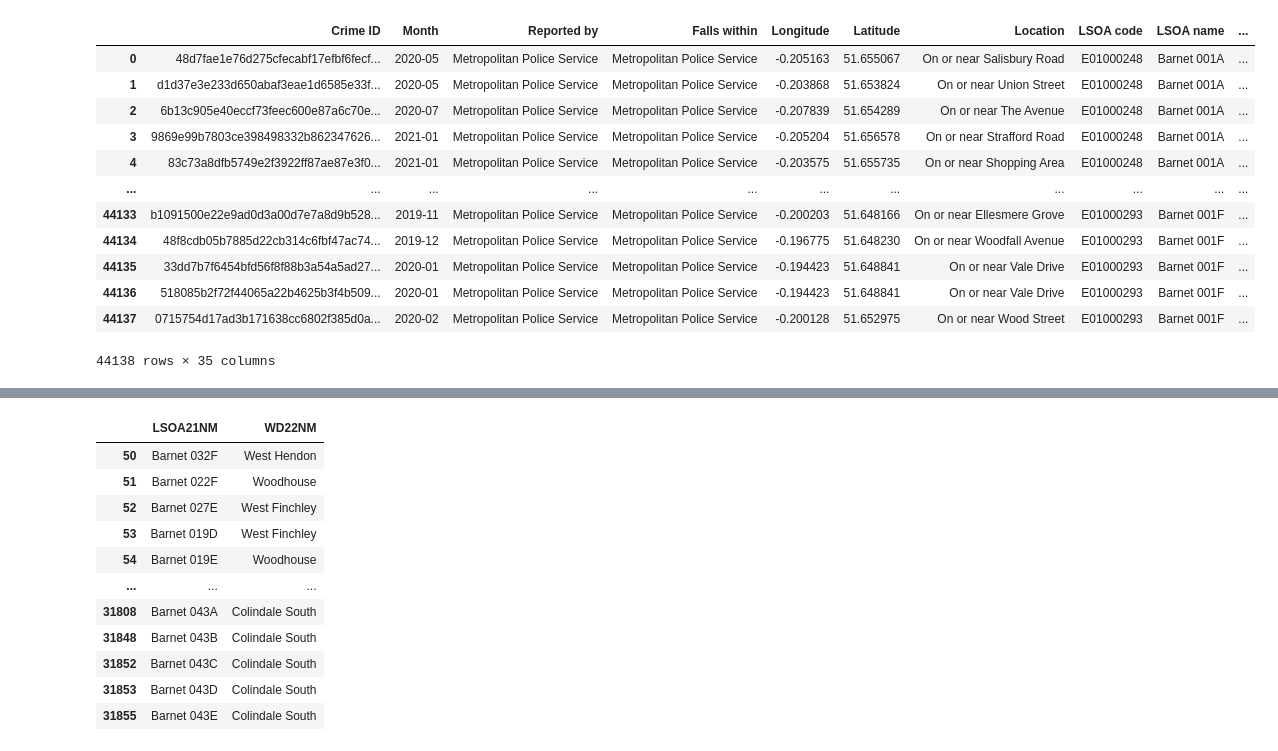
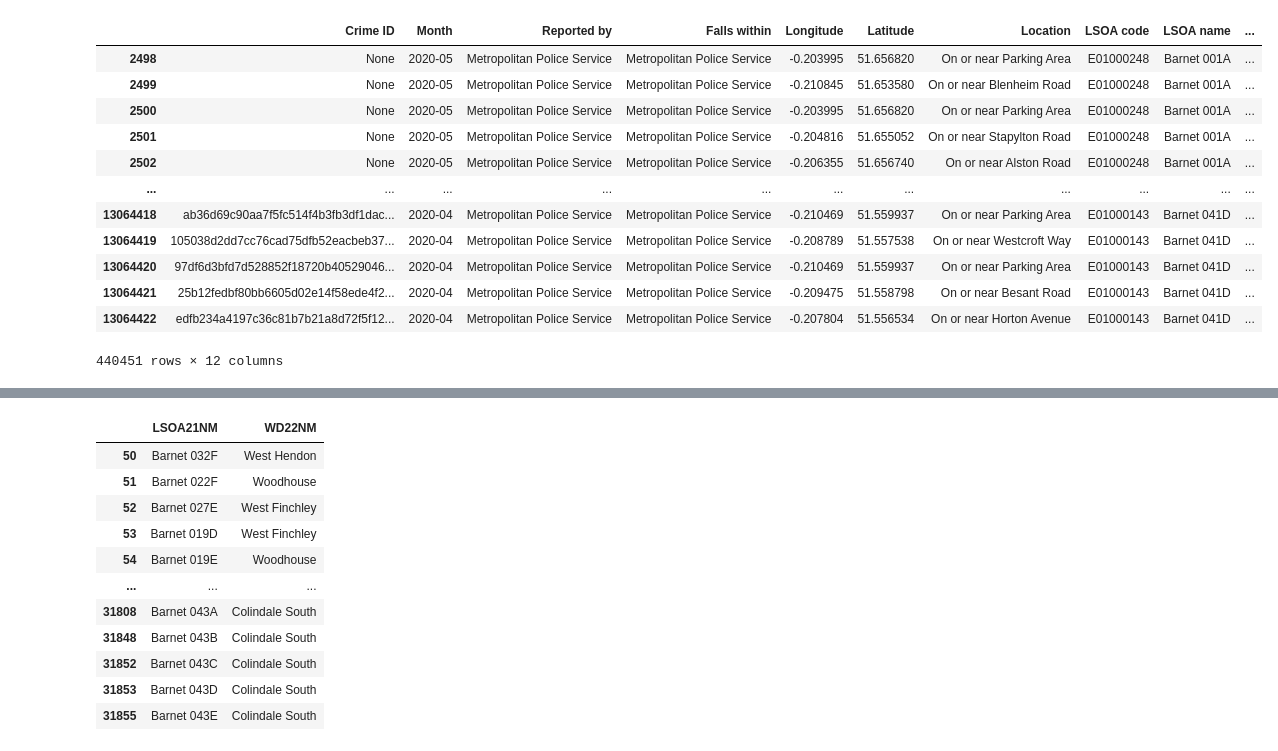
Before and after one commit to Shapkofil/dc20-g22, a Jupyter notebook: combine.ipynb, the cells around one changed output, grey strips where cells are left out. Cells and saved outputs as stored; diff of their text form; code cells hidden in the pictures.

```diff
--- a/combine.ipynb
+++ b/combine.ipynb
@@ -22,26 +24,23 @@ import pyarrow.parquet as pq
 # %%
 filepath_wa = "./data/Metropolitan-street.parquet"
 
 # read the Parquet file into a pandas dataframe
 df_ward = pq.read_pandas(filepath_wa).to_pandas()
 barnet_df = df_ward[df_ward['LSOA name'].str.contains('Barnet')==True]
 barnetBur_df = barnet_df[barnet_df['Crime type'].str.contains('Burglary')==True]
+
+barnet_df
+# %% [output]
+|  | Crime ID | Month | Reported by | Falls within | Longitude | Latitude | Location | LSOA code | LSOA name | ... |
+| 2498 | None | 2020-05 | Metropolitan Police Service | Metropolitan Police Service | -0.203995 | 51.656820 | On or near Parking Area | E01000248 | Barnet 001A | ... |
+| 2499 | None | 2020-05 | Metropolitan Police Service | Metropolitan Police Service | -0.210845 | 51.653580 | On or near Blenheim Road | E01000248 | Barnet 001A | ... |
+| 2500 | None | 2020-05 | Metropolitan Police Service | Metropolitan Police Service | -0.203995 | 51.656820 | On or near Parking Area | E01000248 | Barnet 001A | ... |
+| 2501 | None | 2020-05 | Metropolitan Police Service | Metropolitan Police Service | -0.204816 | 51.655052 | On or near Stapylton Road | E01000248 | Barnet 001A | ... |
+| 2502 | None | 2020-05 | Metropolitan Police Service | Metropolitan Police Service | -0.206355 | 51.656740 | On or near Alston Road | E01000248 | Barnet 001A | ... |
+| ... | ... | ... | ... | ... | ... | ... | ... | ... | ... | ... |
+| 13064418 | ab36d69c90aa7f5fc514f4b3fb3df1dac... | 2020-04 | Metropolitan Police Service | Metropolitan Police Service | -0.210469 | 51.559937 | On or near Parking Area | E01000143 | Barnet 041D | ... |
+| 13064419 | 105038d2dd7cc76cad75dfb52eacbeb37... | 2020-04 | Metropolitan Police Service | Metropolitan Police Service | -0.208789 | 51.557538 | On or near Westcroft Way | E01000143 | Barnet 041D | ... |
+| 13064420 | 97df6d3bfd7d528852f18720b40529046... | 2020-04 | Metropolitan Police Service | Metropolitan Police Service | -0.210469 | 51.559937 | On or near Parking Area | E01000143 | Barnet 041D | ... |
+| 13064421 | 25b12fedbf80bb6605d02e14f58ede4f2... | 2020-04 | Metropolitan Police Service | Metropolitan Police Service | -0.209475 | 51.558798 | On or near Besant Road | E01000143 | Barnet 041D | ... |
+| 13064422 | edfb234a4197c36c81b7b21a8d72f5f12... | 2020-04 | Metropolitan Police Service | Metropolitan Police Service | -0.207804 | 51.556534 | On or near Horton Avenue | E01000143 | Barnet 041D | ... |
+440451 rows × 12 columns
-# %%
-df_deprivation = pd.read_csv("./data/Deprivation.csv")
-#df_deprivation
-barnetBur_df = pd.merge(left=barnetBur_df, right=df_deprivation, left_on='LSOA name', right_on='LSOA name (2011)')
-barnetBur_df
-# %% [output]
-|  | Crime ID | Month | Reported by | Falls within | Longitude | Latitude | Location | LSOA code | LSOA name | ... |
-| 0 | 48d7fae1e76d275cfecabf17efbf6fecf... | 2020-05 | Metropolitan Police Service | Metropolitan Police Service | -0.205163 | 51.655067 | On or near Salisbury Road | E01000248 | Barnet 001A | ... |
-| 1 | d1d37e3e233d650abaf3eae1d6585e33f... | 2020-05 | Metropolitan Police Service | Metropolitan Police Service | -0.203868 | 51.653824 | On or near Union Street | E01000248 | Barnet 001A | ... |
-| 2 | 6b13c905e40eccf73feec600e87a6c70e... | 2020-07 | Metropolitan Police Service | Metropolitan Police Service | -0.207839 | 51.654289 | On or near The Avenue | E01000248 | Barnet 001A | ... |
-| 3 | 9869e99b7803ce398498332b862347626... | 2021-01 | Metropolitan Police Service | Metropolitan Police Service | -0.205204 | 51.656578 | On or near Strafford Road | E01000248 | Barnet 001A | ... |
-| 4 | 83c73a8dfb5749e2f3922ff87ae87e3f0... | 2021-01 | Metropolitan Police Service | Metropolitan Police Service | -0.203575 | 51.655735 | On or near Shopping Area | E01000248 | Barnet 001A | ... |
-| ... | ... | ... | ... | ... | ... | ... | ... | ... | ... | ... |
-| 44133 | b1091500e22e9ad0d3a00d7e7a8d9b528... | 2019-11 | Metropolitan Police Service | Metropolitan Police Service | -0.200203 | 51.648166 | On or near Ellesmere Grove | E01000293 | Barnet 001F | ... |
-| 44134 | 48f8cdb05b7885d22cb314c6fbf47ac74... | 2019-12 | Metropolitan Police Service | Metropolitan Police Service | -0.196775 | 51.648230 | On or near Woodfall Avenue | E01000293 | Barnet 001F | ... |
-| 44135 | 33dd7b7f6454bfd56f8f88b3a54a5ad27... | 2020-01 | Metropolitan Police Service | Metropolitan Police Service | -0.194423 | 51.648841 | On or near Vale Drive | E01000293 | Barnet 001F | ... |
-| 44136 | 518085b2f72f44065a22b4625b3f4b509... | 2020-01 | Metropolitan Police Service | Metropolitan Police Service | -0.194423 | 51.648841 | On or near Vale Drive | E01000293 | Barnet 001F | ... |
-| 44137 | 0715754d17ad3b171638cc6802f385d0a... | 2020-02 | Metropolitan Police Service | Metropolitan Police Service | -0.200128 | 51.652975 | On or near Wood Street | E01000293 | Barnet 001F | ... |
-44138 rows × 35 columns
```
Also changed, not shown: parts of 2 cells of this notebook.
